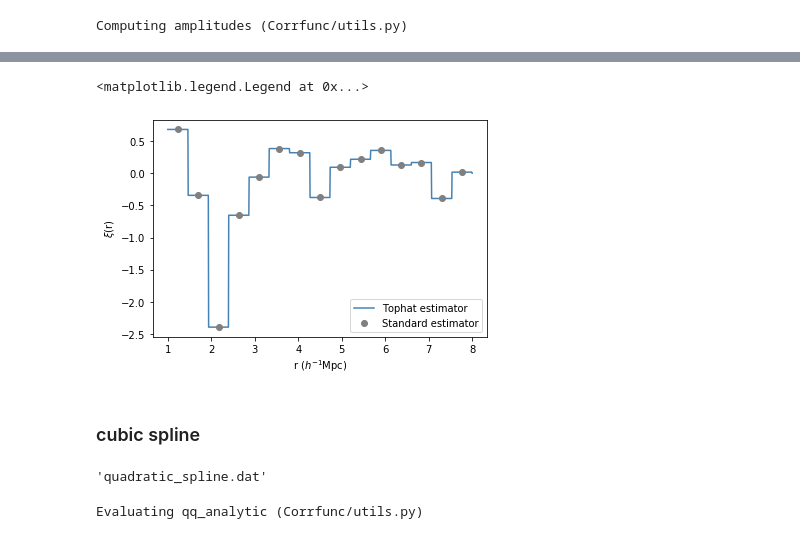
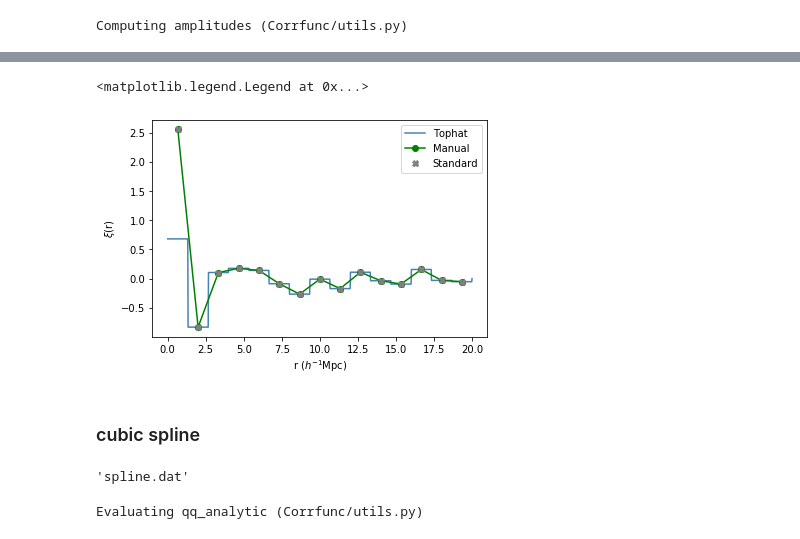
Before and after one commit to abbyw24/CFE_gradients, a Jupyter notebook: lss_data/aug21-demo-corr-func.ipynb, the cells around one changed output, grey strips where cells are left out. Saved outputs shown, nothing was run; the diff lists cells and outputs as text; code cells hidden in the pictures.

```diff
--- a/lss_data/aug21-demo-corr-func.ipynb
+++ b/lss_data/aug21-demo-corr-func.ipynb
@@ -350,11 +331,12 @@ nprojbins = nbins
 nmubins = 1
 mumax = 1.0
 # %%
-dd_res, dd_proj, _ = DDsmu(1, nthreads, r_edges, mumax, nmubins, x, y, z,
+dd_res, dd_proj, _ = DDsmu(1, nthreads, bin_edges, mumax, nmubins, x, y, z,
                            boxsize=boxsize, periodic=periodic, proj_type=proj_type, nprojbins=nprojbins)
 # %%
-dr_res, dr_proj, _ = DDsmu(0, nthreads, r_edges, mumax, nmubins, x, y, z, X2=x_rand, Y2=y_rand, Z2=z_rand,
+dr_res, dr_proj, _ = DDsmu(0, nthreads, bin_edges, mumax, nmubins, x, y, z, X2=x_rand, Y2=y_rand, Z2=z_rand,
                            boxsize=boxsize, periodic=periodic, proj_type=proj_type, nprojbins=nprojbins)
 # %%
-rr_res, rr_proj, qq_proj = DDsmu(1, nthreads, r_edges, mumax, nmubins, x_rand, y_rand, z_rand,
+rr_res, rr_proj, qq_proj = DDsmu(1, nthreads, bin_edges, mumax, nmubins, x_rand, y_rand, z_rand,
                            boxsize=boxsize, periodic=periodic, proj_type=proj_type, nprojbins=nprojbins)
+print(dd_proj, rr_proj, qq_proj)
@@ -385,5 +389,5 @@ print(amps, r_fine, proj_type, r_edges)
 # %%
-xi_proj = evaluate_xi(amps, r_fine, proj_type, rbins=r_edges)
-xi_proj
+xi_proj = evaluate_xi(amps, r_fine, proj_type, rbins=bin_edges)
+print(dd_proj, dd)
 # %% [output]
 Evaluating xi (Corrfunc/utils.py)
@@ -407,20 +397,21 @@ array([ 0.68      ,  0.68      ,  0.68      ,  0.68      ,  0.68      ,
 # %%
-plt.plot(r_fine, xi_proj, color='steelblue', label='Tophat estimator')
-plt.plot(r_avg, xi_ls, marker='o', ls='None', color='grey', label='Standard estimator')
+plt.plot(r_fine, xi_proj, color='steelblue', label='Tophat')
+plt.plot(bins_avg, xi_ls_man, '-go', label='Manual')
+plt.plot(r_avg, xi_ls, marker='X', ls='None', color='grey', label='Standard')
 plt.xlabel(r'r ($h^{-1}$Mpc)')
 plt.ylabel(r'$\xi$(r)')
 plt.legend()
 # %% [output]
 <matplotlib.legend.Legend at 0x...>
-[figure, old version]
+[figure, new version]
 # %% [markdown]
 ### cubic spline
 # %%
 proj_type = 'generalr'
-kwargs = {'order': 3} # 3: cubic spline
-projfn = 'quadratic_spline.dat'
-nprojbins = int(nbins/2)
+kwargs = {'order': 0} # 3: cubic spline
+projfn = 'spline.dat'
+nprojbins = int(nbins)
 spline.write_bases(rmin, rmax, nprojbins, projfn, ncont=1000, **kwargs)
 # %% [output]
-'quadratic_spline.dat'
+'spline.dat'
 # %%
```
Also changed, not shown: parts of 45 cells of this notebook, 2 other files.
